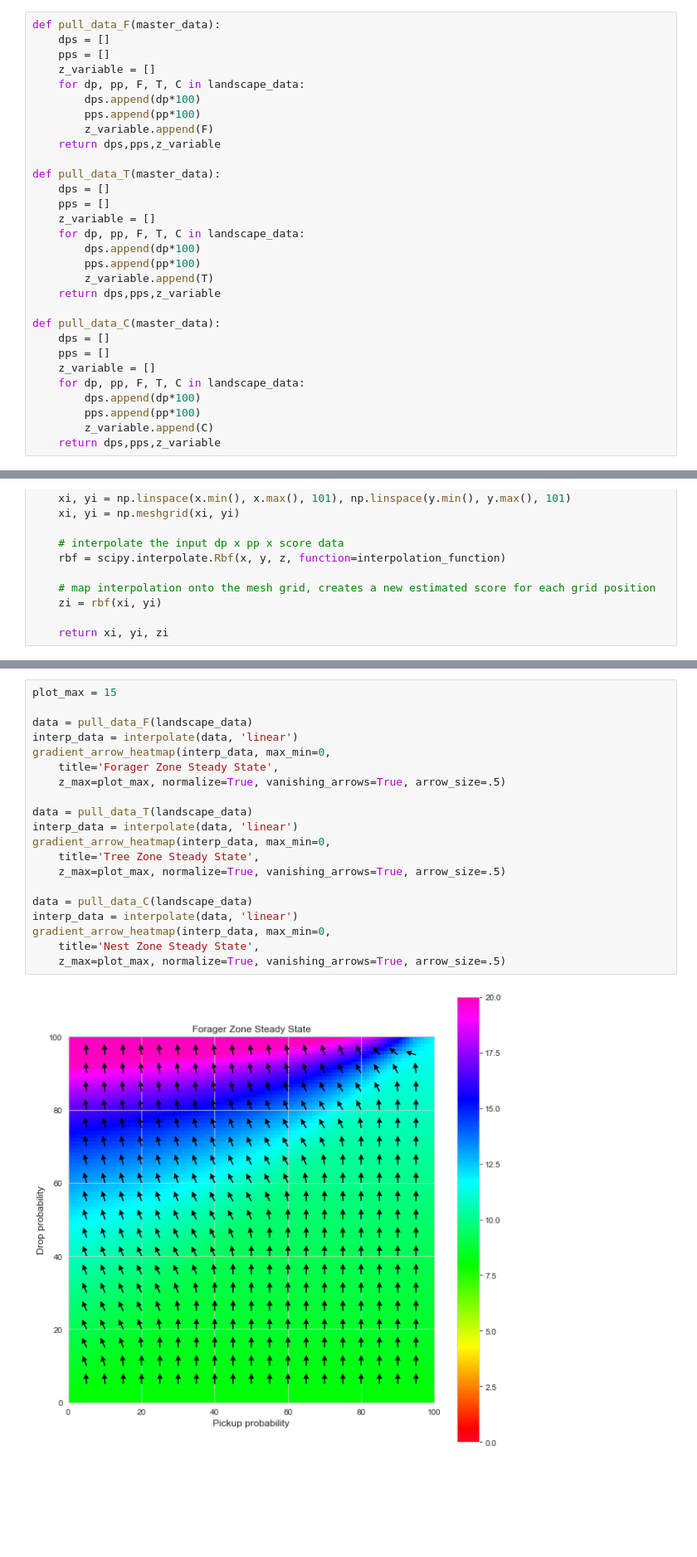
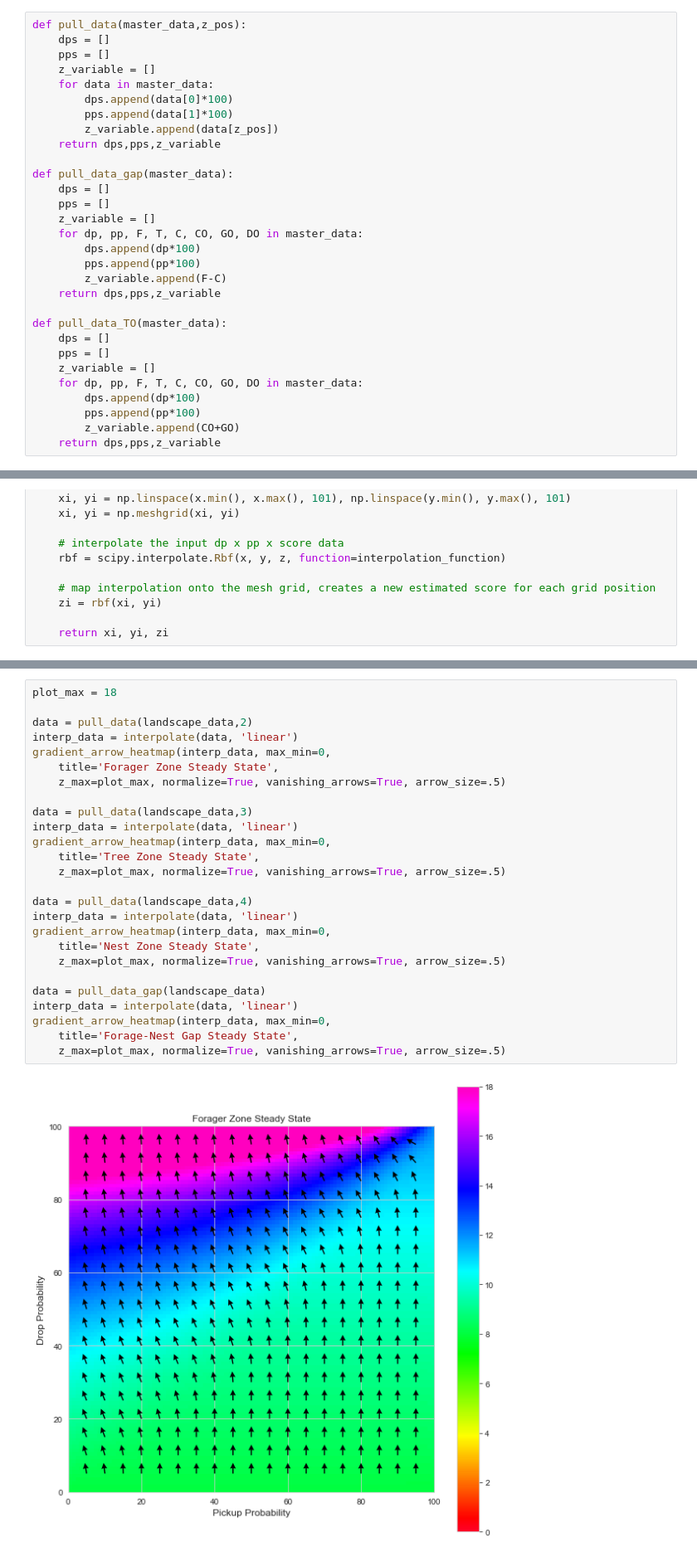
Before and after one commit to pgovoni21/ants-task-partitioning-ABM, a Jupyter notebook: deterministic-approx.ipynb, the cells around one changed output, grey strips where cells are left out. Shown at 83% size. Drawn from its saved outputs; the diff is of its cells as text; blank space fills up the shorter version.

```diff
--- a/deterministic-approx.ipynb
+++ b/deterministic-approx.ipynb
@@ -96,32 +88,32 @@ for dp in np.arange(0,1.01,.05):
 # %%
-def pull_data_F(master_data):
+def pull_data(master_data,z_pos):
     dps = []
     pps = []
     z_variable = []
-    for dp, pp, F, T, C in landscape_data:
-        dps.append(dp*100)
-        pps.append(pp*100)
-        z_variable.append(F)
+    for data in master_data:
+        dps.append(data[0]*100)
+        pps.append(data[1]*100)
+        z_variable.append(data[z_pos])
     return dps,pps,z_variable
 
-def pull_data_T(master_data):
+def pull_data_gap(master_data):
     dps = []
     pps = []
     z_variable = []
-    for dp, pp, F, T, C in landscape_data:
+    for dp, pp, F, T, C, CO, GO, DO in master_data:
         dps.append(dp*100)
         pps.append(pp*100)
-        z_variable.append(T)
+        z_variable.append(F-C)
     return dps,pps,z_variable
 
-def pull_data_C(master_data):
+def pull_data_TO(master_data):
     dps = []
     pps = []
     z_variable = []
-    for dp, pp, F, T, C in landscape_data:
+    for dp, pp, F, T, C, CO, GO, DO in master_data:
         dps.append(dp*100)
         pps.append(pp*100)
-        z_variable.append(C)
+        z_variable.append(CO+GO)
     return dps,pps,z_variable
 # %%
 def interpolate(data_input, interpolation_function='linear'):
@@ -263,22 +286,28 @@ def func_to_vectorize(x, y, dx, dy, scaling):
 # %%
-plot_max = 15
+plot_max = 18
 
-data = pull_data_F(landscape_data)
+data = pull_data(landscape_data,2)
 interp_data = interpolate(data, 'linear')
 gradient_arrow_heatmap(interp_data, max_min=0,
     title='Forager Zone Steady State',
     z_max=plot_max, normalize=True, vanishing_arrows=True, arrow_size=.5)
 
-data = pull_data_T(landscape_data)
+data = pull_data(landscape_data,3)
 interp_data = interpolate(data, 'linear')
 gradient_arrow_heatmap(interp_data, max_min=0,
     title='Tree Zone Steady State',
     z_max=plot_max, normalize=True, vanishing_arrows=True, arrow_size=.5)
 
-data = pull_data_C(landscape_data)
+data = pull_data(landscape_data,4)
 interp_data = interpolate(data, 'linear')
 gradient_arrow_heatmap(interp_data, max_min=0,
     title='Nest Zone Steady State',
     z_max=plot_max, normalize=True, vanishing_arrows=True, arrow_size=.5)
+
+data = pull_data_gap(landscape_data)
+interp_data = interpolate(data, 'linear')
+gradient_arrow_heatmap(interp_data, max_min=0,
+    title='Forage-Nest Gap Steady State',
+    z_max=plot_max, normalize=True, vanishing_arrows=True, arrow_size=.5)
 # %% [output]
-[figure, old version]
+[figure, new version]
```
Also changed, not shown: parts of 9 cells of this notebook, 3 other files.
